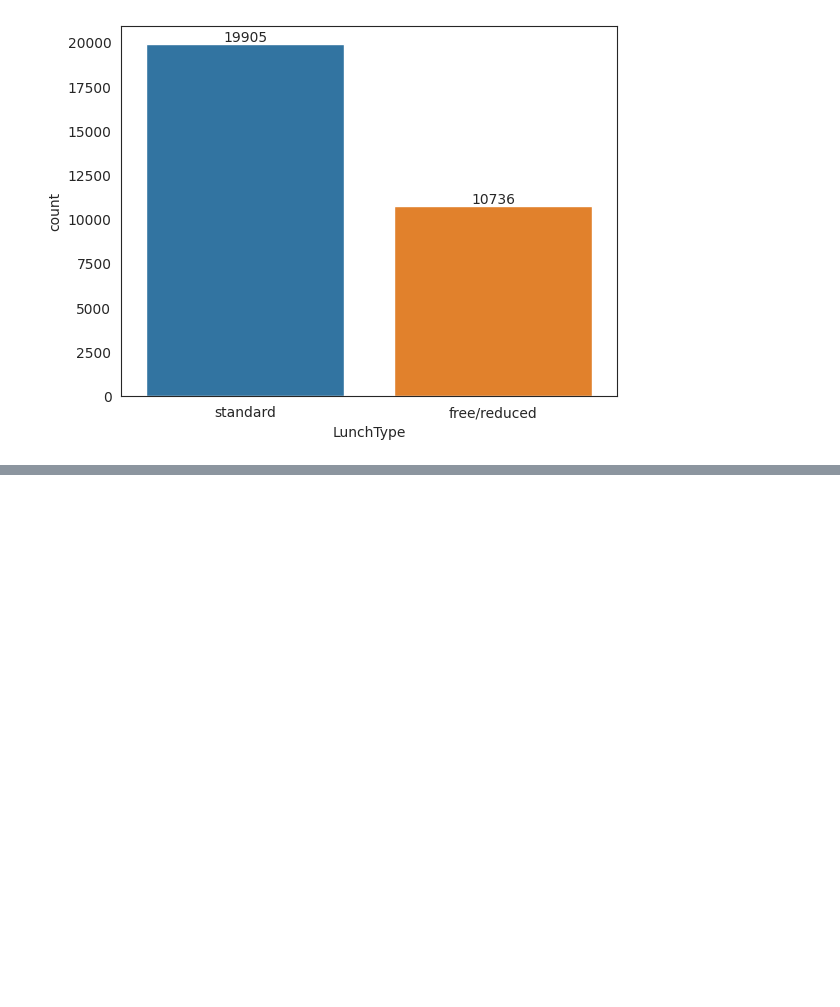
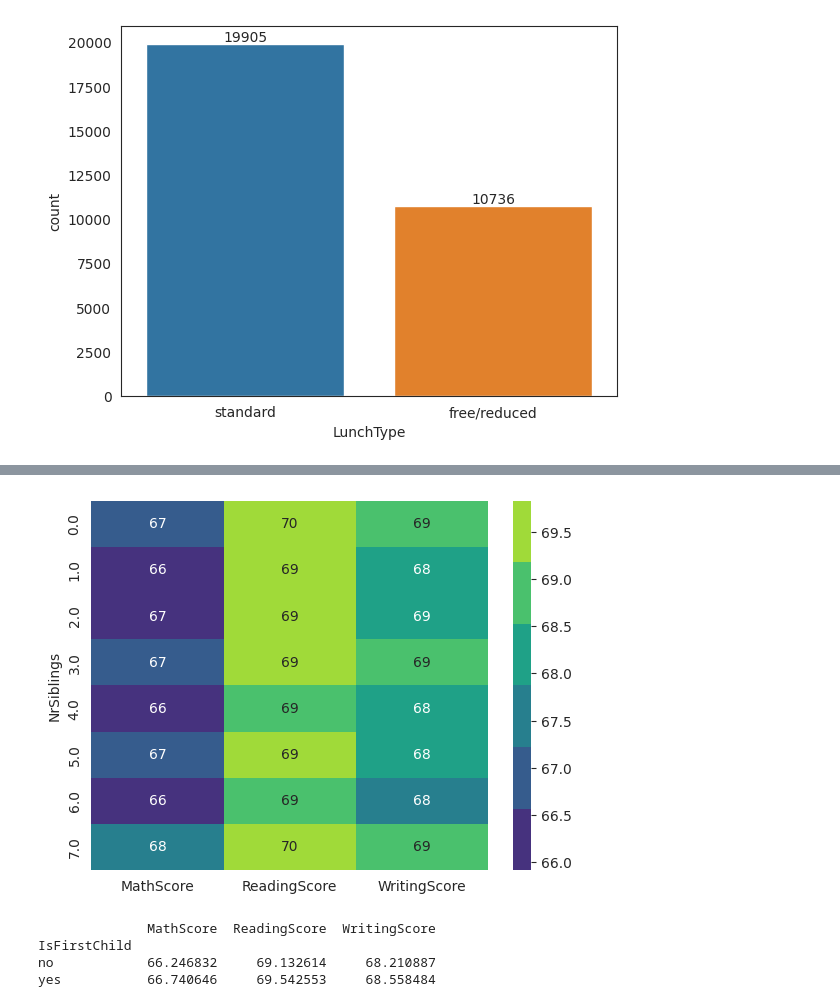
Before and after one commit to HafshaWahab/Students-Test-Scores-Analysis, a Jupyter notebook: students-test-scores-analysis.ipynb, the cells around one changed output, grey strips where cells are left out. Cells and saved outputs as stored; diff of their text form; code cells hidden in the pictures; blank space fills up the shorter version.

```diff
--- a/students-test-scores-analysis.ipynb
+++ b/students-test-scores-analysis.ipynb
@@ -409,0 +452,3 @@ plt.show()
+# %%
+siblings = df.groupby(['NrSiblings']).agg({'MathScore':'mean','ReadingScore':'mean','WritingScore':'mean'})
+print(siblings)
@@ -409,0 +466,14 @@ plt.show()
+# %%
+custom_palette = sns.color_palette("viridis")
+sns.heatmap(siblings, annot = True, cmap=custom_palette)
+plt.show()
+# %% [output]
+[figure, added]
+# %%
+first_child = df.groupby('IsFirstChild').agg({'MathScore':'mean','ReadingScore':'mean','WritingScore':'mean'})
+print(first_child)
+# %% [output]
+              MathScore  ReadingScore  WritingScore
+IsFirstChild
+no            66.246832     69.132614     68.210887
+yes           66.740646     69.542553     68.558484
```
Also changed, not shown: parts of 14 cells of this notebook.
